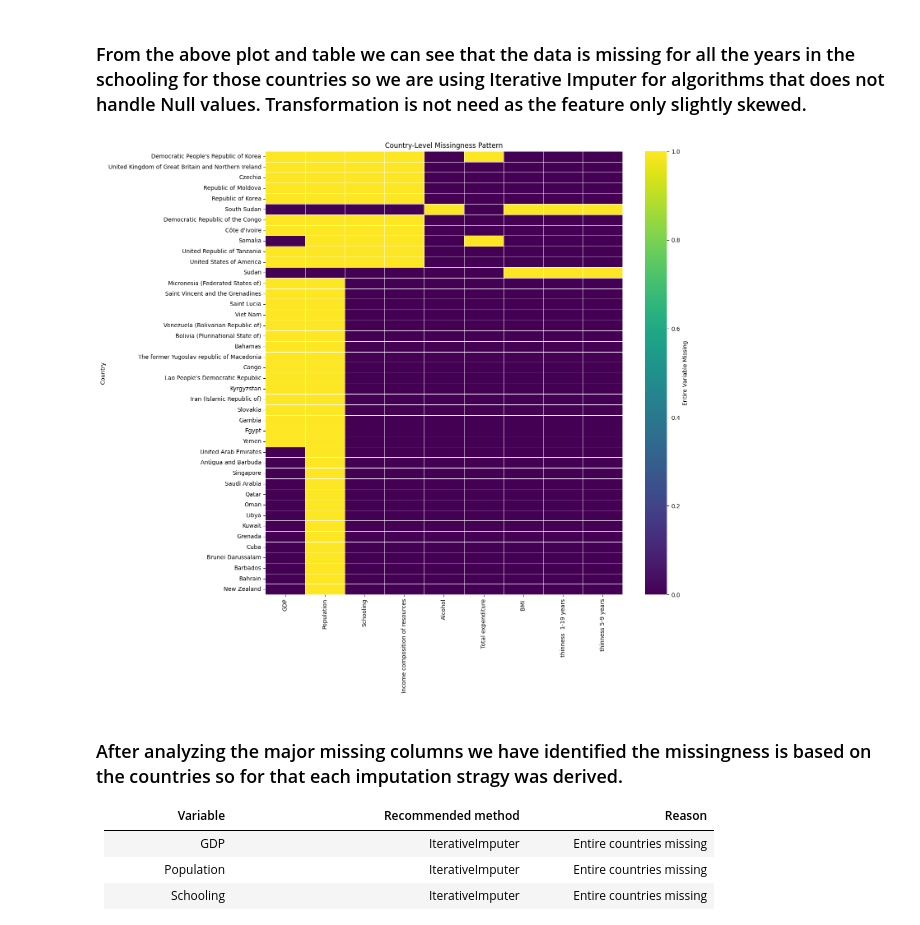
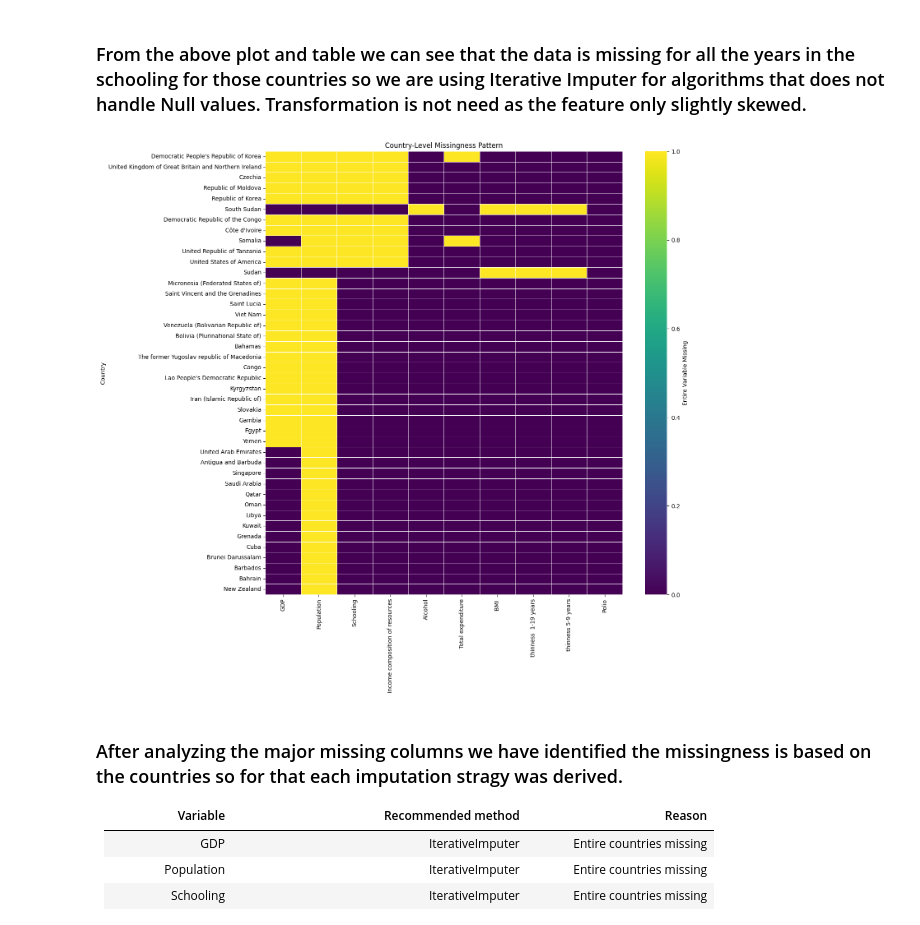
Before and after one commit to paulrichardjacob/Linear_Regression_, a Jupyter notebook: notebooks/1_eds.ipynb, the cells around one changed output. Drawn from its saved outputs; the diff is of its cells as text; code cells hidden in the pictures.

```diff
--- a/notebooks/1_eds.ipynb
+++ b/notebooks/1_eds.ipynb
@@ -985,35 +986,36 @@ cols = [
     'Schooling',
     'Income composition of resources',
     'Alcohol',
     'Total expenditure',
     ' BMI ',
     ' thinness  1-19 years',
-    ' thinness 5-9 years'
+    ' thinness 5-9 years',
+    'Polio'
 
 ]
 country_missing = (
     lir_df.groupby("Country")[cols]
           .apply(lambda x: x.isnull().all())
 )
 
 country_missing["Missing Variables"] = country_missing.sum(axis=1)
 
 country_missing = (
     country_missing[country_missing["Missing Variables"] > 0]
     .sort_values("Missing Variables", ascending=False)
 )
 plt.figure(figsize=( 14, 14))
 sns.heatmap(
     country_missing.drop(columns="Missing Variables"),
     cmap="viridis",
     linewidths=0.5,
     cbar_kws={"label": "Entire Variable Missing"}
 )
 
 plt.title("Country-Level Missingness Pattern")
 plt.show()
 # %% [output]
-[figure, old version]
+[figure, new version]
 # %% [markdown]
 ### After analyzing the major missing columns we have identified the missingness is based on the countries so for that each imputation stragy was derived.
 
```
Also changed, not shown: parts of 31 cells of this notebook.
